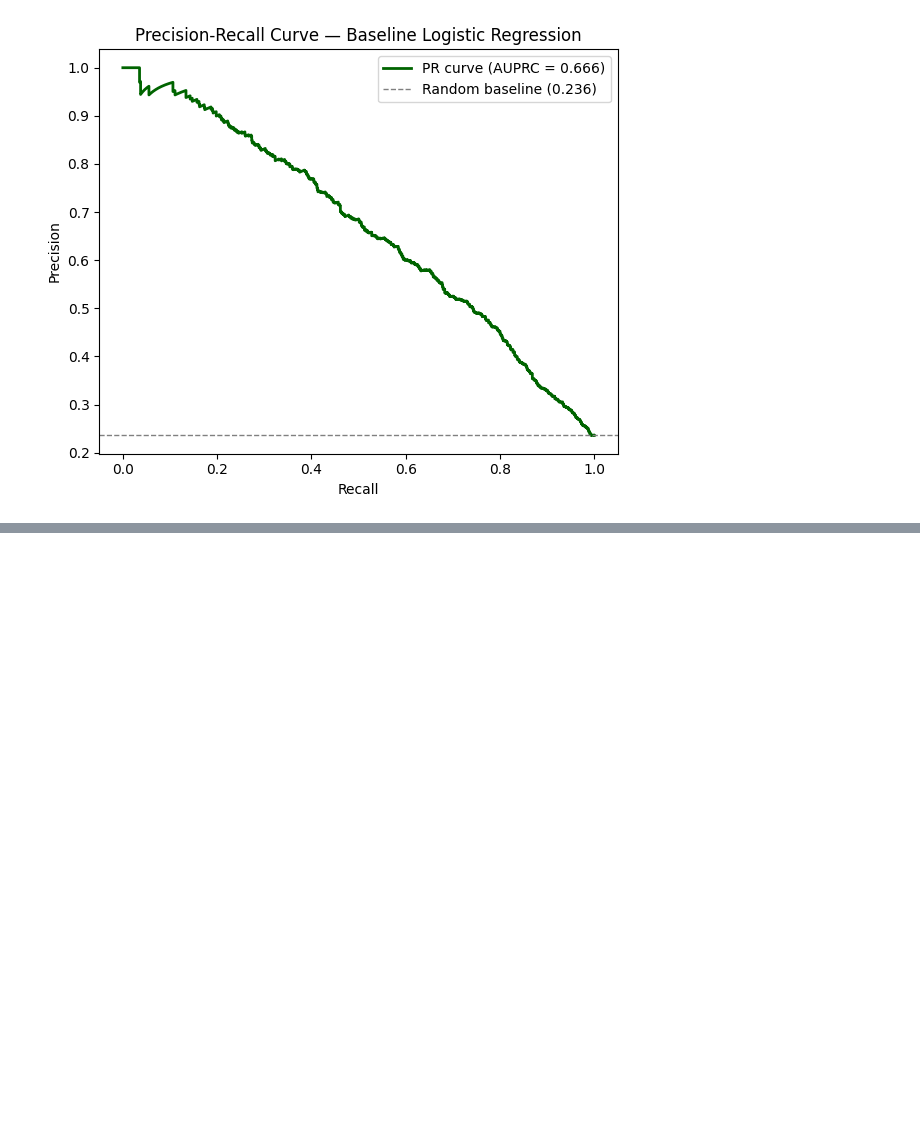
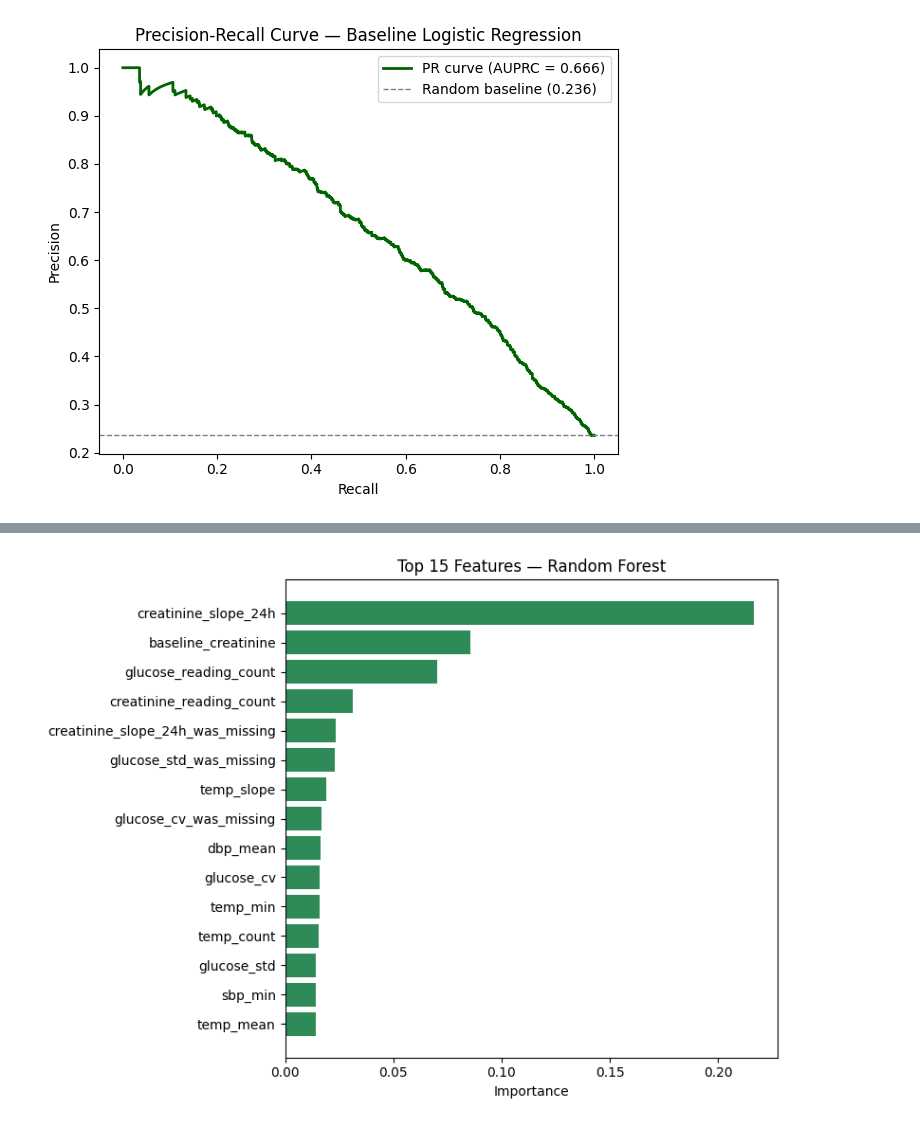
Before and after one commit to omiiii274/AKI-Prediction-in-Type-2-Diabetes-Patient-, a Jupyter notebook: notebooks/explore_data.ipynb, the cells around one changed output, grey strips where cells are left out. Drawn from its saved outputs; the diff is of its cells as text; code cells hidden in the pictures; blank space fills up the shorter version.

```diff
--- a/notebooks/explore_data.ipynb
+++ b/notebooks/explore_data.ipynb
@@ -590,0 +692,12 @@ plt.show()
+# %%
+importance_df = pd.read_csv("../models/random_forest_feature_importance.csv")
+top15 = importance_df.head(15).sort_values('importance')
+
+plt.figure(figsize=(8, 6))
+plt.barh(top15['feature'], top15['importance'], color='seagreen')
+plt.xlabel('Importance')
+plt.title('Top 15 Features — Random Forest')
+plt.tight_layout()
+plt.show()
+# %% [output]
+[figure, added]
```
Also changed, not shown: parts of 8 cells of this notebook, 4 other files.
